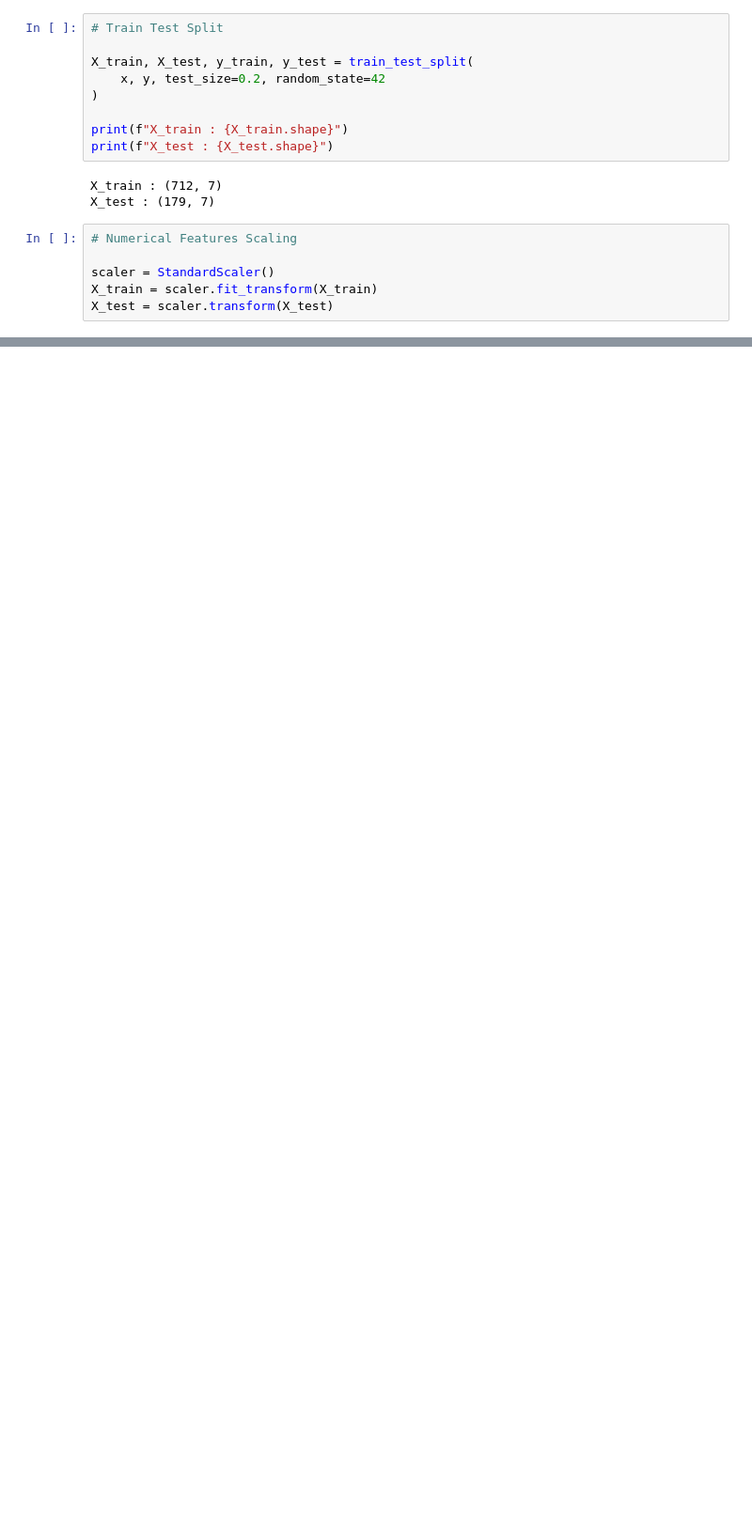
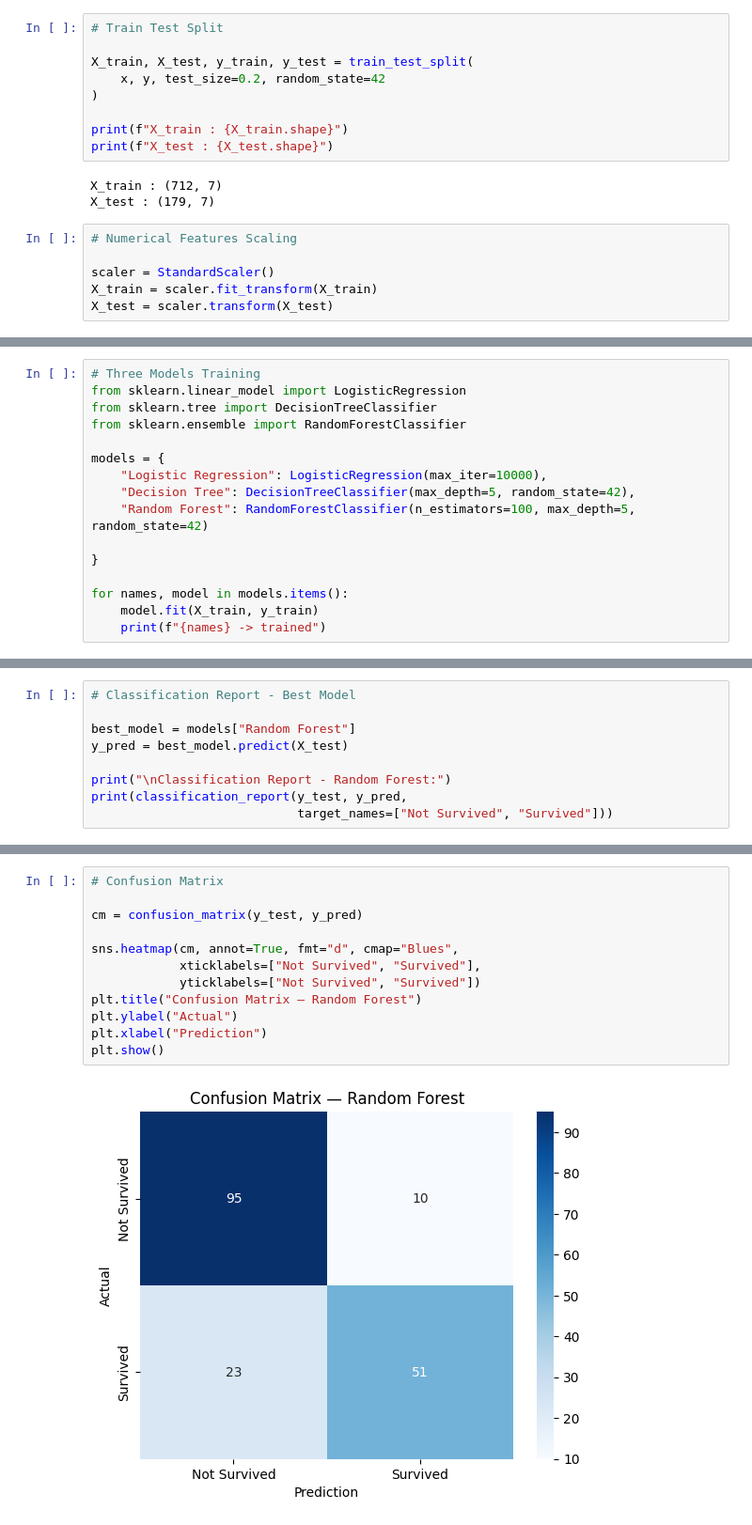
Before and after one commit to EJooL/titanic-survival-prediction, a Jupyter notebook: titanicsurvival.ipynb, the cells around one changed output, grey strips where cells are left out. Shown at 94% size. Drawn from its saved outputs; the diff is of its cells as text; blank space fills up the shorter version.

```diff
--- a/titanicsurvival.ipynb
+++ b/titanicsurvival.ipynb
@@ -222,0 +217,16 @@ X_test = scaler.transform(X_test)
+# %%
+# Three Models Training
+from sklearn.linear_model import LogisticRegression
+from sklearn.tree import DecisionTreeClassifier
+from sklearn.ensemble import RandomForestClassifier
+
+models = {
+    "Logistic Regression": LogisticRegression(max_iter=10000),
+    "Decision Tree": DecisionTreeClassifier(max_depth=5, random_state=42),
+    "Random Forest": RandomForestClassifier(n_estimators=100, max_depth=5, random_state=42)
+
+}
+
+for names, model in models.items():
+    model.fit(X_train, y_train)
+    print(f"{names} -> trained")
@@ -222,0 +261,9 @@ X_test = scaler.transform(X_test)
+# %%
+# Classification Report - Best Model
+
+best_model = models["Random Forest"]
+y_pred = best_model.predict(X_test)
+
+print("\nClassification Report - Random Forest:")
+print(classification_report(y_test, y_pred,
+                            target_names=["Not Survived", "Survived"]))
@@ -222,0 +280,14 @@ X_test = scaler.transform(X_test)
+# %%
+# Confusion Matrix
+
+cm = confusion_matrix(y_test, y_pred)
+
+sns.heatmap(cm, annot=True, fmt="d", cmap="Blues",
+            xticklabels=["Not Survived", "Survived"],
+            yticklabels=["Not Survived", "Survived"])
+plt.title("Confusion Matrix — Random Forest")
+plt.ylabel("Actual")
+plt.xlabel("Prediction")
+plt.show()
+# %% [output]
+[figure, added]
```
Also changed, not shown: parts of 11 cells of this notebook.
